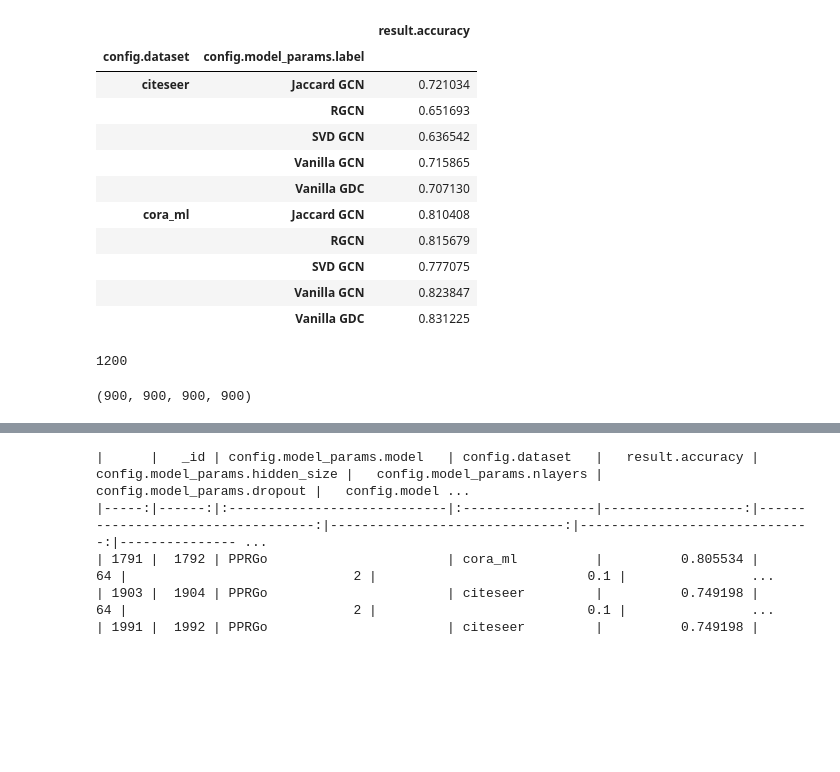
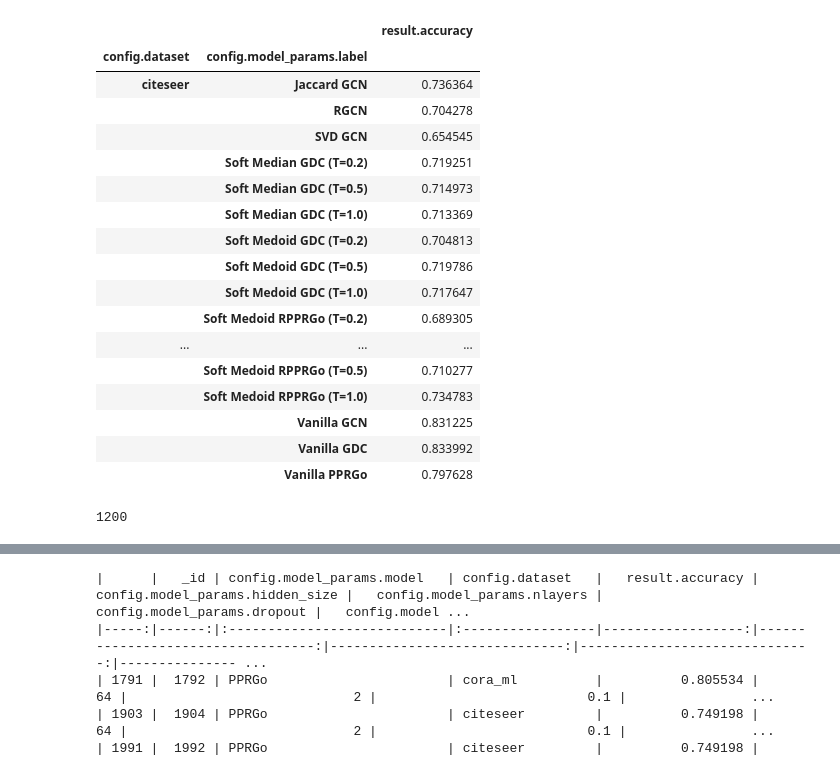
Before and after one commit to sigeisler/robustness_of_gnns_at_scale, a Jupyter notebook: evalute_seml_exp.ipynb, the cells around one changed output, grey strips where cells are left out. Drawn from its saved outputs; the diff is of its cells as text; code cells hidden in the pictures; blank space fills up the shorter version.

```diff
--- a/evalute_seml_exp.ipynb
+++ b/evalute_seml_exp.ipynb
@@ -20,27 +20,28 @@ relevant_columns = ['_id',
        'config.model_params.label',
        'config.model_params.model',
        'config.dataset',
-       'config.model_params.mean',
+       'config.seed',
+        'config.model_params.mean',
        'result.accuracy',
-       'config.model_params.hidden_size',
-       'config.model_params.nlayers',
-       # 'config.model_params.n_filters',
-       # 'config.model_params.gdc_params',
-       # 'config.model_params.svd_params',
-       # 'config.model_params.jaccard_params',
-       'config.model_params.dropout',
-       'config.model_params.alpha',
-       'config.model_params.eps',
-       'config.model_params.topk',
+        'config.model_params.hidden_size',
+        'config.model_params.nlayers',
+       'config.model_params.n_filters',
+       #'config.model_params.gdc_params',
+       #'config.model_params.svd_params',
+       #'config.model_params.jaccard_params',
+        'config.model_params.dropout',
+        'config.model_params.alpha',
+        'config.model_params.eps',
+        'config.model_params.topk',
        'config.model_params.mean_kwargs.temperature',
-       'config.model_params.mean_kwargs.k',
+       #'config.model_params.mean_kwargs.k',
        #'config.model_params.mean_kwargs.with_weight_correction',
        #'config.model_params.do_cache_adj_prep',
        #'config.model_params.ppr_normalization',
-       #'config.train_params.lr',
-       #'config.train_params.weight_decay', 'config.train_params.patience',
+       'config.train_params.lr',
+       'config.train_params.weight_decay', 'config.train_params.patience',
        #'config.train_params.max_epochs', 'config.train_params.batch_mult_val',
-       #'config.train_params.batch_size', 'config.binary_attr', 'config.seed',
+       #'config.train_params.batch_size', 'config.binary_attr',
        #'config.artifact_dir', 'config.model_storage_type', 'config.device',
        #'config.display_steps', 'config.data_device', 'config.data_dir',
        # 'result.trace_val', 'result.trace_train',
@@ -84,32 +89,43 @@ seml_results[relevant_columns]
 # %%
 groups = [
 "config.dataset",
-#'config.model_params.label',
+'config.model_params.label',
+#"config.model_params.model",
+#'config.model_params.mean_kwargs.temperature',
+#"config.model_params.n_filters",
 #"config.binary_attr",
 #"config.normalize",
 #"config.model_params.ppr_normalization",
 #"config.model_params.hidden_size",
 #"config.model_params.nlayers",
 #"config.model_params.alpha",
 # "config.model_params.dropout",
 #"config.model_params.mean"
 ]
-seml_results = seml_results[seml_results["config.binary_attr"]==False]
-seml_results = seml_results[seml_results["config.normalize"]==False]
-seml_results.groupby(groups).mean()[['result.accuracy']]
+# seml_results = seml_results[seml_results["config.binary_attr"]==False]
+# seml_results = seml_results[seml_results["config.normalize"]==False]
+# seml_results = seml_results[seml_results["config.normalize"]==False]
+#seml_results = seml_results[seml_results['config.model_params.mean_kwargs.temperature']!=5.0]
+seml_results[relevant_columns].groupby(groups).max()[["result.accuracy"]]
 # %% [output]
 |  |  | result.accuracy |
 | config.dataset | config.model_params.label |  |
-| citeseer | Jaccard GCN | 0.721034 |
-|  | RGCN | 0.651693 |
-|  | SVD GCN | 0.636542 |
-|  | Vanilla GCN | 0.715865 |
-|  | Vanilla GDC | 0.707130 |
-| cora_ml | Jaccard GCN | 0.810408 |
-|  | RGCN | 0.815679 |
-|  | SVD GCN | 0.777075 |
-|  | Vanilla GCN | 0.823847 |
-|  | Vanilla GDC | 0.831225 |
+| citeseer | Jaccard GCN | 0.736364 |
+|  | RGCN | 0.704278 |
+|  | SVD GCN | 0.654545 |
+|  | Soft Median GDC (T=0.2) | 0.719251 |
+|  | Soft Median GDC (T=0.5) | 0.714973 |
+|  | Soft Median GDC (T=1.0) | 0.713369 |
+|  | Soft Medoid GDC (T=0.2) | 0.704813 |
+|  | Soft Medoid GDC (T=0.5) | 0.719786 |
+|  | Soft Medoid GDC (T=1.0) | 0.717647 |
+|  | Soft Medoid RPPRGo (T=0.2) | 0.689305 |
+| ... | ... | ... |
+|  | Soft Medoid RPPRGo (T=0.5) | 0.710277 |
+|  | Soft Medoid RPPRGo (T=1.0) | 0.734783 |
+|  | Vanilla GCN | 0.831225 |
+|  | Vanilla GDC | 0.833992 |
+|  | Vanilla PPRGo | 0.797628 |
 # %%
 #sum(list(seml_results["config.dataset"] == "citeseer")  and list(seml_results["config.model_params.mean"] == "soft_k_medoid"))
 # %% [output]
@@ -117,12 +136,9 @@ seml_results.groupby(groups).mean()[['result.accuracy']]
 # %%
-cora_results = seml_results[list(seml_results["config.dataset"] == "cora_ml")]
+
 cora_median_results = cora_results[cora_results["config.model_params.mean"] == "soft_median"]
 cora_mediod_results = cora_results[cora_results["config.model_params.mean"] == "soft_k_medoid"]
 
-citeseer_results = seml_results[list(seml_results["config.dataset"] == "citeseer")]
 citeseer_median_results = citeseer_results[citeseer_results["config.model_params.mean"] == "soft_median"]
 citeseer_mediod_results = citeseer_results[citeseer_results["config.model_params.mean"] == "soft_k_medoid"]
 
 len(cora_median_results),len(cora_mediod_results),len(citeseer_median_results),len(citeseer_mediod_results)
-# %% [output]
-(900, 900, 900, 900)
```
Also changed, not shown: parts of 16 cells of this notebook, 9 other files.
